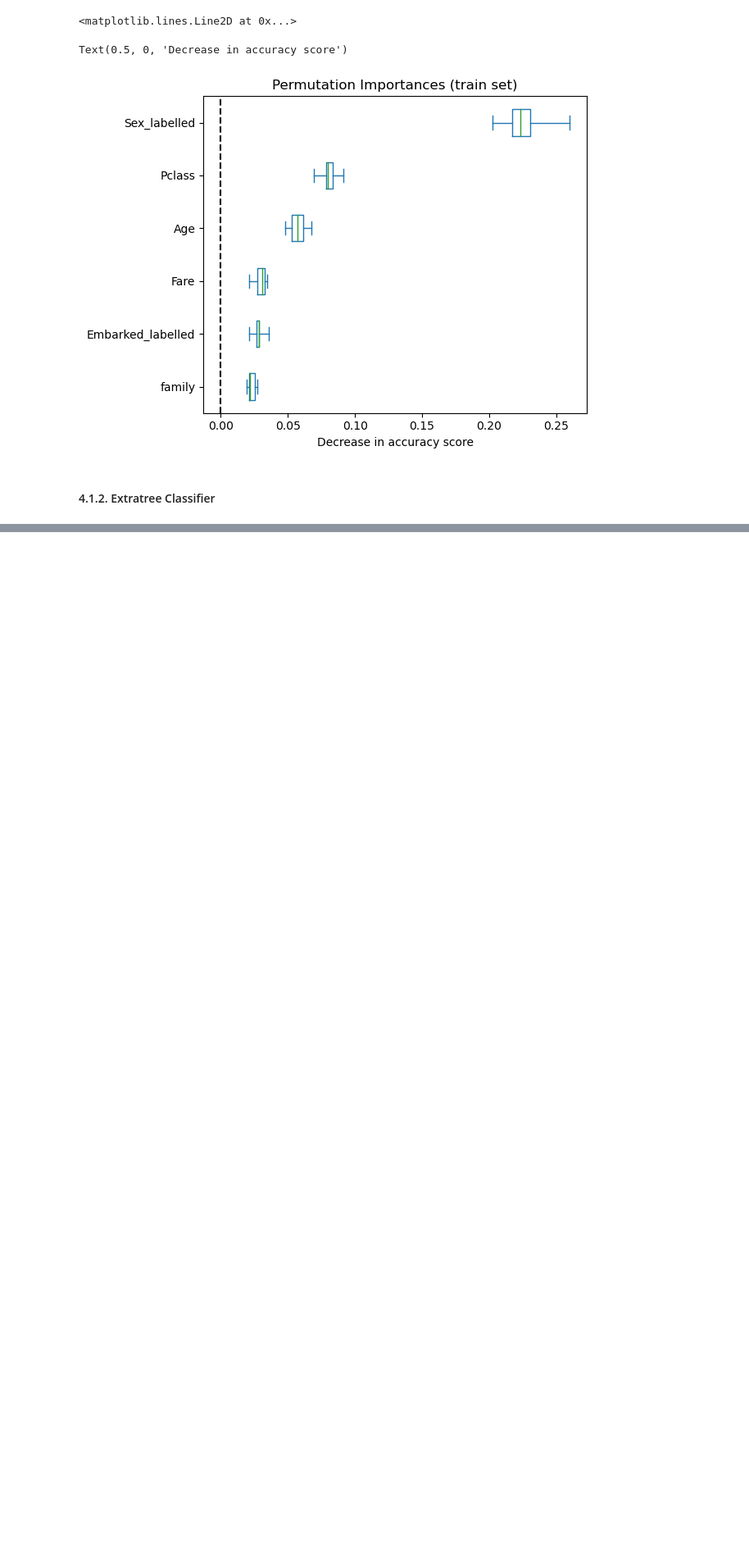
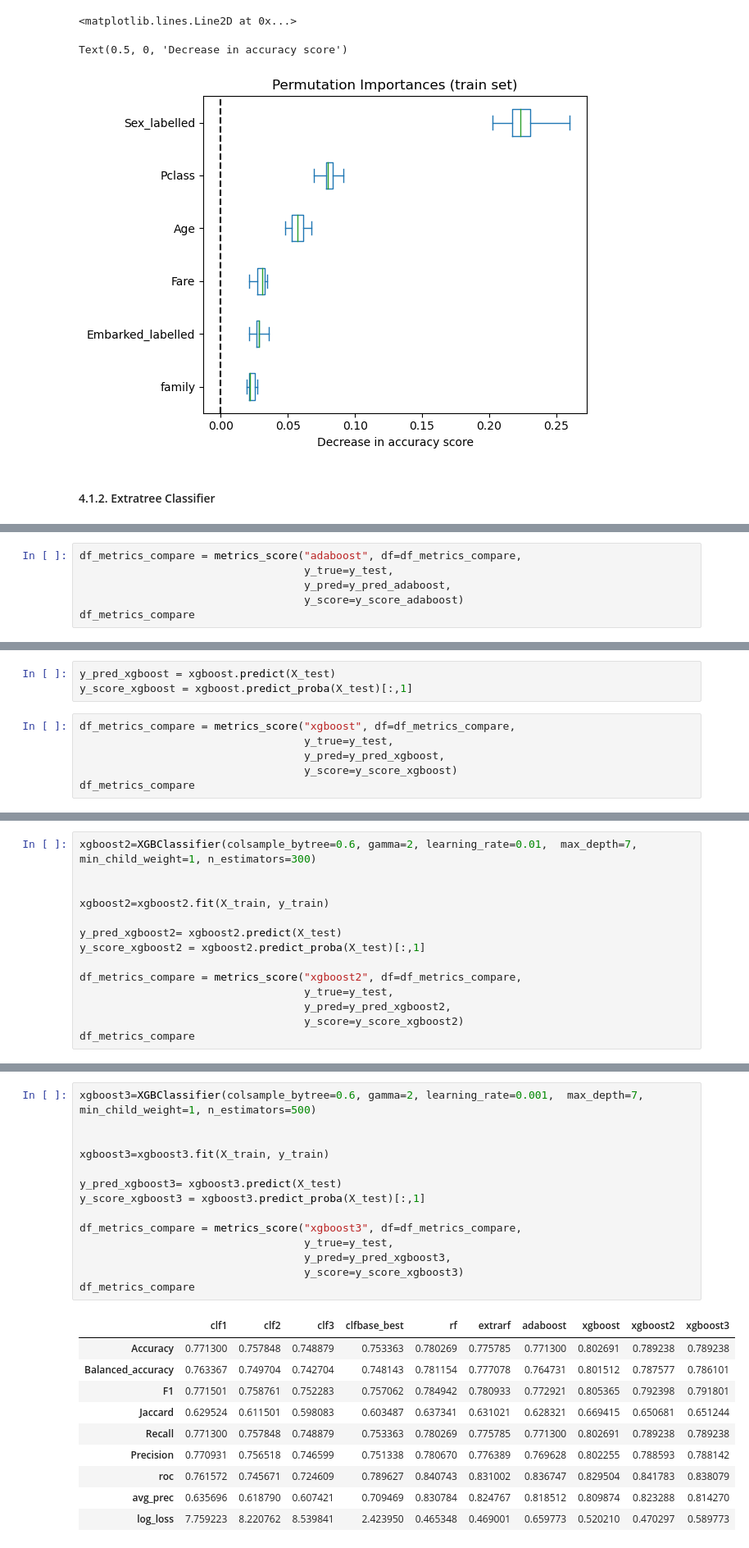
Before and after one commit to hcorbel/titanic_kaggle, a Jupyter notebook: corbel-survival-titanic.ipynb, the cells around one changed output, grey strips where cells are left out. Shown at 82% size. Saved outputs shown, nothing was run; the diff lists cells and outputs as text; blank space fills up the shorter version.

```diff
--- a/corbel-survival-titanic.ipynb
+++ b/corbel-survival-titanic.ipynb
@@ -754,0 +811,6 @@ Text(0.5, 0, 'Decrease in accuracy score')
+# %%
+df_metrics_compare = metrics_score("adaboost", df=df_metrics_compare,
+                                   y_true=y_test,
+                                   y_pred=y_pred_adaboost,
+                                   y_score=y_score_adaboost)
+df_metrics_compare
@@ -754,0 +875,9 @@ Text(0.5, 0, 'Decrease in accuracy score')
+# %%
+y_pred_xgboost = xgboost.predict(X_test)
+y_score_xgboost = xgboost.predict_proba(X_test)[:,1]
+# %%
+df_metrics_compare = metrics_score("xgboost", df=df_metrics_compare,
+                                   y_true=y_test,
+                                   y_pred=y_pred_xgboost,
+                                   y_score=y_score_xgboost)
+df_metrics_compare
@@ -754,0 +897,14 @@ Text(0.5, 0, 'Decrease in accuracy score')
+# %%
+xgboost2=XGBClassifier(colsample_bytree=0.6, gamma=2, learning_rate=0.01,  max_depth=7, min_child_weight=1, n_estimators=300)
+
+
+xgboost2=xgboost2.fit(X_train, y_train)
+
+y_pred_xgboost2= xgboost2.predict(X_test)
+y_score_xgboost2 = xgboost2.predict_proba(X_test)[:,1]
+
+df_metrics_compare = metrics_score("xgboost2", df=df_metrics_compare,
+                                   y_true=y_test,
+                                   y_pred=y_pred_xgboost2,
+                                   y_score=y_score_xgboost2)
+df_metrics_compare
@@ -754,0 +922,25 @@ Text(0.5, 0, 'Decrease in accuracy score')
+# %%
+xgboost3=XGBClassifier(colsample_bytree=0.6, gamma=2, learning_rate=0.001,  max_depth=7, min_child_weight=1, n_estimators=500)
+
+
+xgboost3=xgboost3.fit(X_train, y_train)
+
+y_pred_xgboost3= xgboost3.predict(X_test)
+y_score_xgboost3 = xgboost3.predict_proba(X_test)[:,1]
+
+df_metrics_compare = metrics_score("xgboost3", df=df_metrics_compare,
+                                   y_true=y_test,
+                                   y_pred=y_pred_xgboost3,
+                                   y_score=y_score_xgboost3)
+df_metrics_compare
+# %% [output]
+|  | clf1 | clf2 | clf3 | clfbase_best | rf | extrarf | adaboost | xgboost | xgboost2 | xgboost3 |
+| Accuracy | 0.771300 | 0.757848 | 0.748879 | 0.753363 | 0.780269 | 0.775785 | 0.771300 | 0.802691 | 0.789238 | 0.789238 |
+| Balanced_accuracy | 0.763367 | 0.749704 | 0.742704 | 0.748143 | 0.781154 | 0.777078 | 0.764731 | 0.801512 | 0.787577 | 0.786101 |
+| F1 | 0.771501 | 0.758761 | 0.752283 | 0.757062 | 0.784942 | 0.780933 | 0.772921 | 0.805365 | 0.792398 | 0.791801 |
+| Jaccard | 0.629524 | 0.611501 | 0.598083 | 0.603487 | 0.637341 | 0.631021 | 0.628321 | 0.669415 | 0.650681 | 0.651244 |
+| Recall | 0.771300 | 0.757848 | 0.748879 | 0.753363 | 0.780269 | 0.775785 | 0.771300 | 0.802691 | 0.789238 | 0.789238 |
+| Precision | 0.770931 | 0.756518 | 0.746599 | 0.751338 | 0.780670 | 0.776389 | 0.769628 | 0.802255 | 0.788593 | 0.788142 |
+| roc | 0.761572 | 0.745671 | 0.724609 | 0.789627 | 0.840743 | 0.831002 | 0.836747 | 0.829504 | 0.841783 | 0.838079 |
+| avg_prec | 0.635696 | 0.618790 | 0.607421 | 0.709469 | 0.830784 | 0.824767 | 0.818512 | 0.809874 | 0.823288 | 0.814270 |
+| log_loss | 7.759223 | 8.220762 | 8.539841 | 2.423950 | 0.465348 | 0.469001 | 0.659773 | 0.520210 | 0.470297 | 0.589773 |
```
Also changed, not shown: parts of 27 cells of this notebook.
